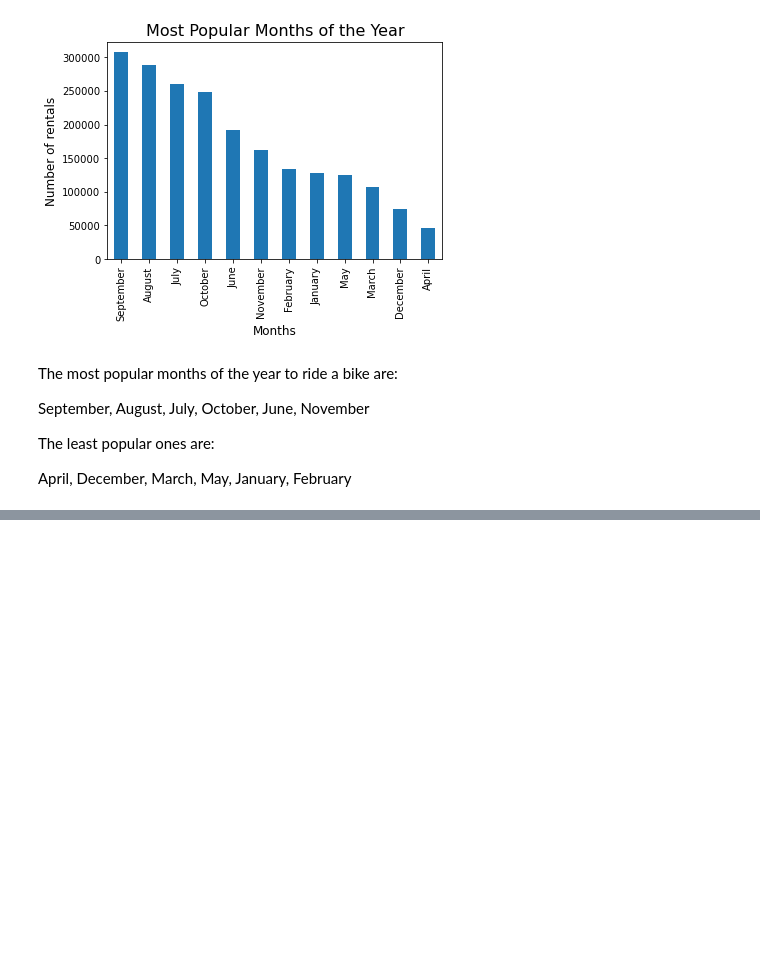
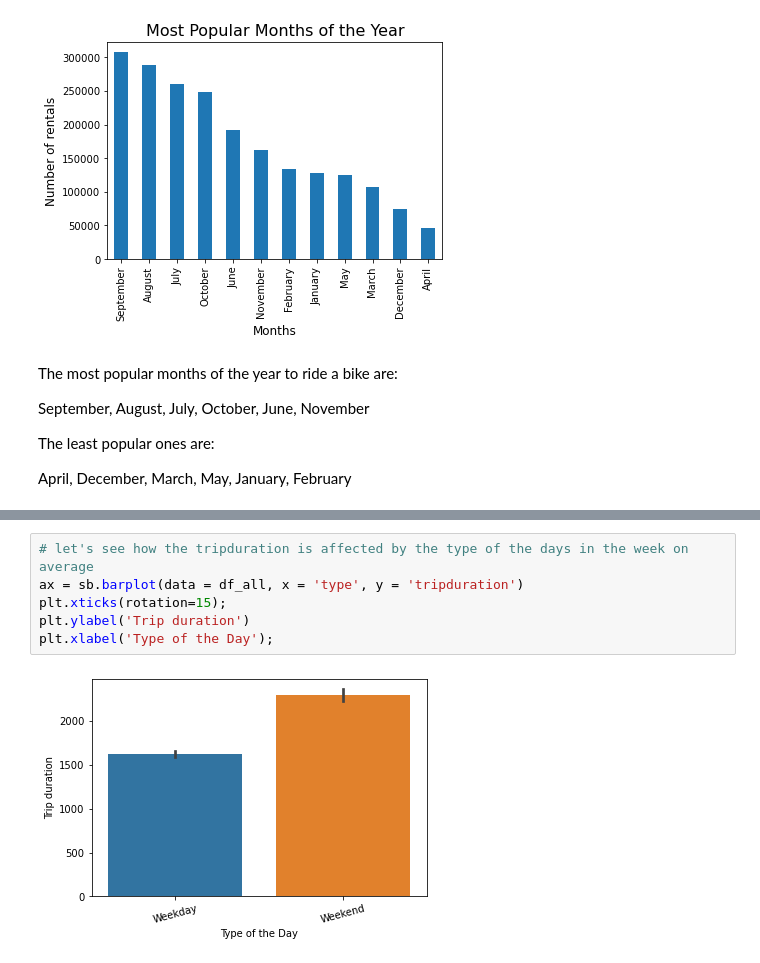
Before and after one commit to lillaszulyovszky/udacity-project-bikesharing-data-in-boston, a Jupyter notebook: bikesharing.ipynb, the cells around one changed output, grey strips where cells are left out. Drawn from its saved outputs; the diff is of its cells as text; blank space fills up the shorter version.

```diff
--- a/bikesharing.ipynb
+++ b/bikesharing.ipynb
@@ -1424,0 +1448,8 @@ fashion in the previous section (univariate exploration).
+# %%
+# let's see how the tripduration is affected by the type of the days in the week on average
+ax = sb.barplot(data = df_all, x = 'type', y = 'tripduration')
+plt.xticks(rotation=15);
+plt.ylabel('Trip duration')
+plt.xlabel('Type of the Day');
+# %% [output]
+[figure, added]
```
Also changed, not shown: parts of 18 cells of this notebook.
